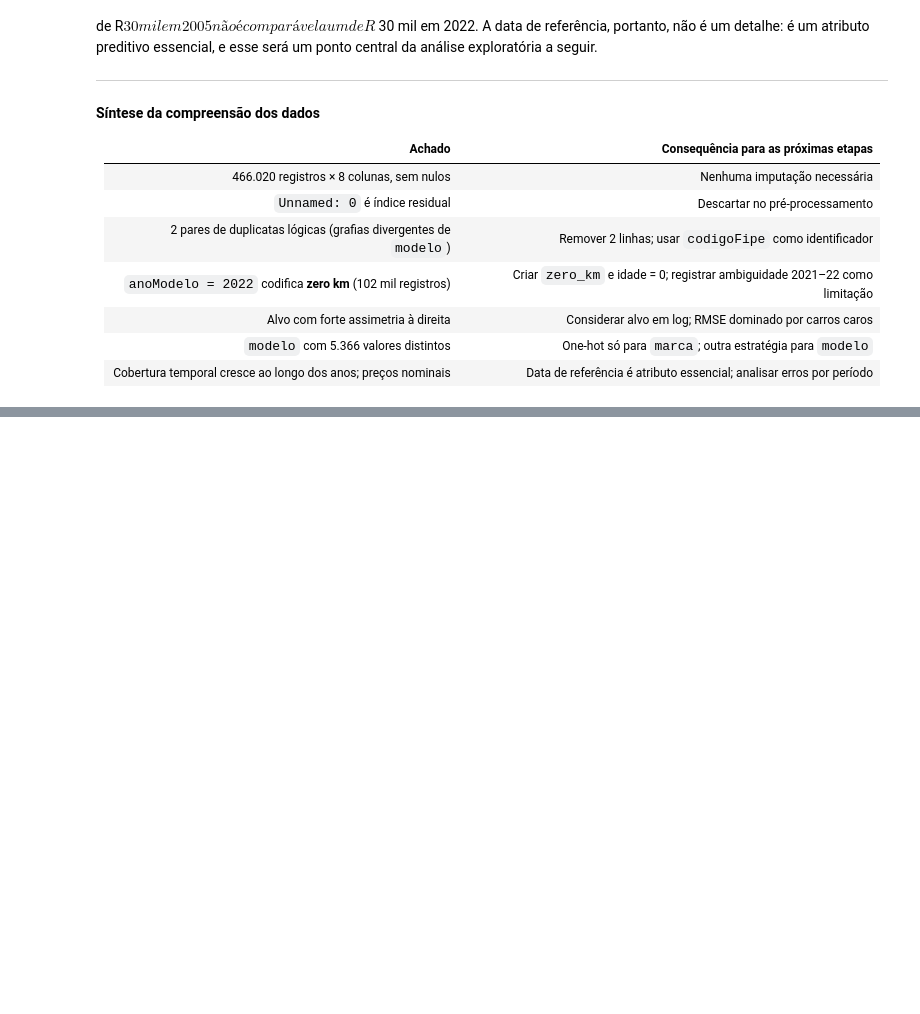
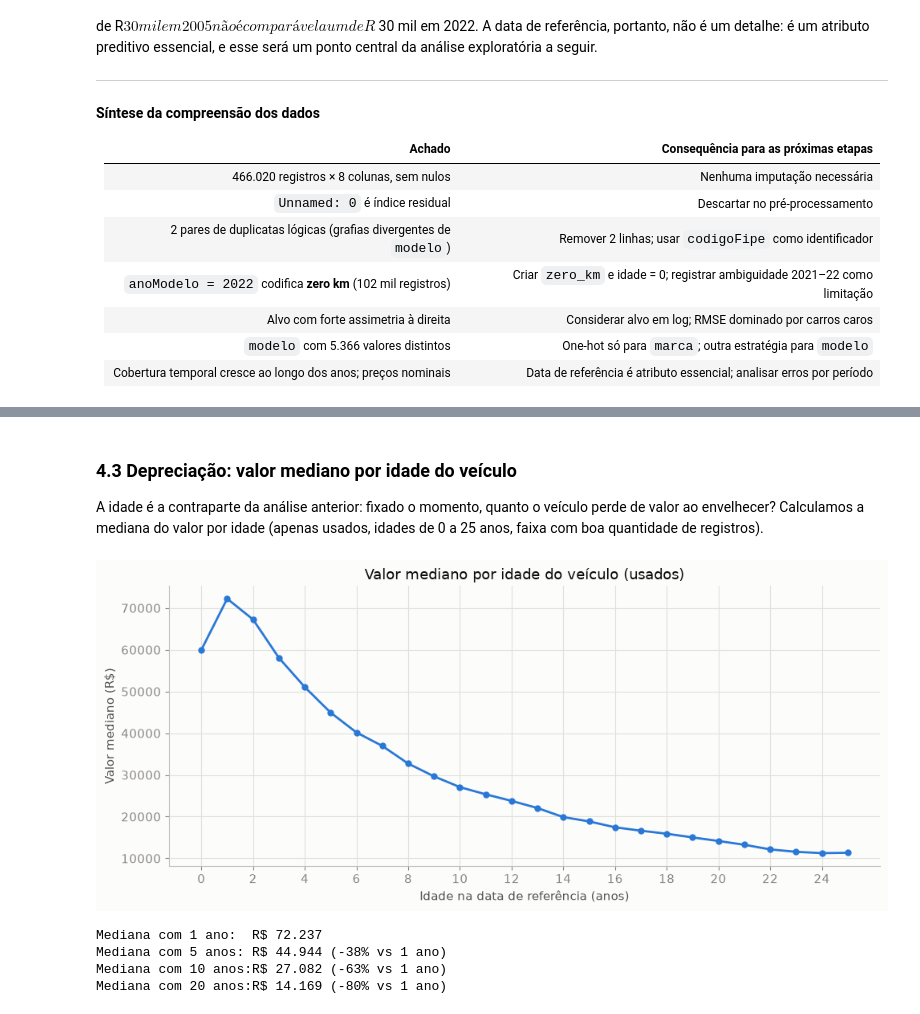
Before and after one commit to Danillitos/UFS-Trabalho-IA, a Jupyter notebook: projeto_final_fipe.ipynb, the cells around one changed output, grey strips where cells are left out. Cells and saved outputs as stored; diff of their text form; code cells hidden in the pictures; blank space fills up the shorter version.

Commit message:
Etapa 2: análise exploratória com interpretações

```diff
--- a/projeto_final_fipe.ipynb
+++ b/projeto_final_fipe.ipynb
@@ -347,0 +452,28 @@ central da análise exploratória a seguir.
+# %% [markdown]
+### 4.3 Depreciação: valor mediano por idade do veículo
+
+A idade é a contraparte da análise anterior: fixado o momento, quanto o veículo perde de valor ao
+envelhecer? Calculamos a mediana do valor por idade (apenas usados, idades de 0 a 25 anos, faixa com
+boa quantidade de registros).
+# %%
+dep = usados[usados["idade"].between(0, 25)].groupby("idade")["valor"].median()
+
+fig, eixo = plt.subplots(figsize=(10, 4.5))
+eixo.plot(dep.index, dep.values, color=AZUL, linewidth=2, marker="o", markersize=5)
+eixo.set_title("Valor mediano por idade do veículo (usados)")
+eixo.set_xlabel("Idade na data de referência (anos)")
+eixo.set_ylabel("Valor mediano (R$)")
+eixo.set_xticks(range(0, 26, 2))
+plt.tight_layout()
+plt.show()
+
+print("Mediana com 1 ano:  R$", f"{dep.loc[1]:,.0f}".replace(",", "."))
+print("Mediana com 5 anos: R$", f"{dep.loc[5]:,.0f}".replace(",", "."), f"({dep.loc[5]/dep.loc[1]-1:+.0%} vs 1 ano)")
+print("Mediana com 10 anos:R$", f"{dep.loc[10]:,.0f}".replace(",", "."), f"({dep.loc[10]/dep.loc[1]-1:+.0%} vs 1 ano)")
+print("Mediana com 20 anos:R$", f"{dep.loc[20]:,.0f}".replace(",", "."), f"({dep.loc[20]/dep.loc[1]-1:+.0%} vs 1 ano)")
+# %% [output]
+[figure, added]
+Mediana com 1 ano:  R$ 72.237
+Mediana com 5 anos: R$ 44.944 (-38% vs 1 ano)
+Mediana com 10 anos:R$ 27.082 (-63% vs 1 ano)
+Mediana com 20 anos:R$ 14.169 (-80% vs 1 ano)
```
Also changed, not shown: parts of 18 cells of this notebook.
